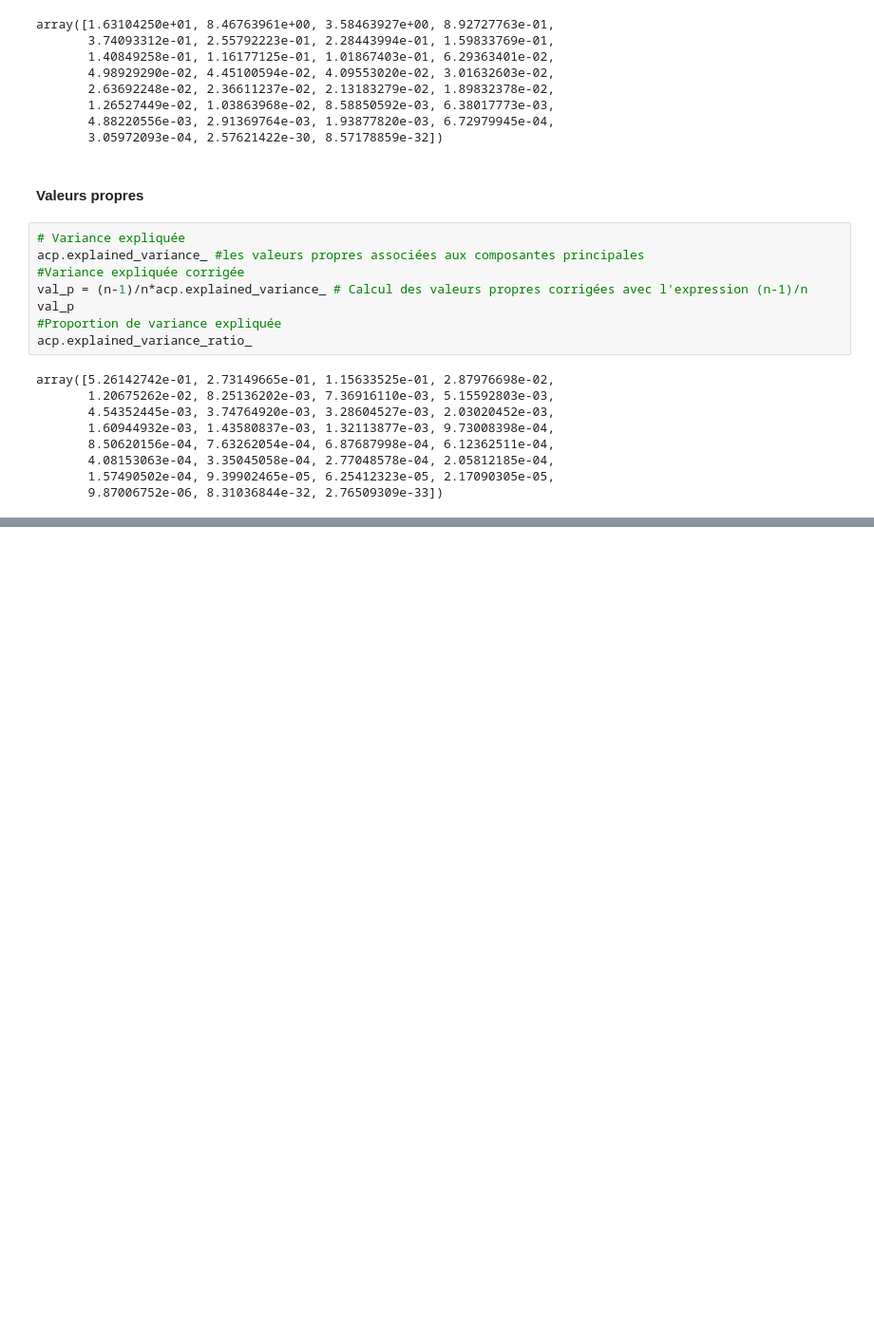
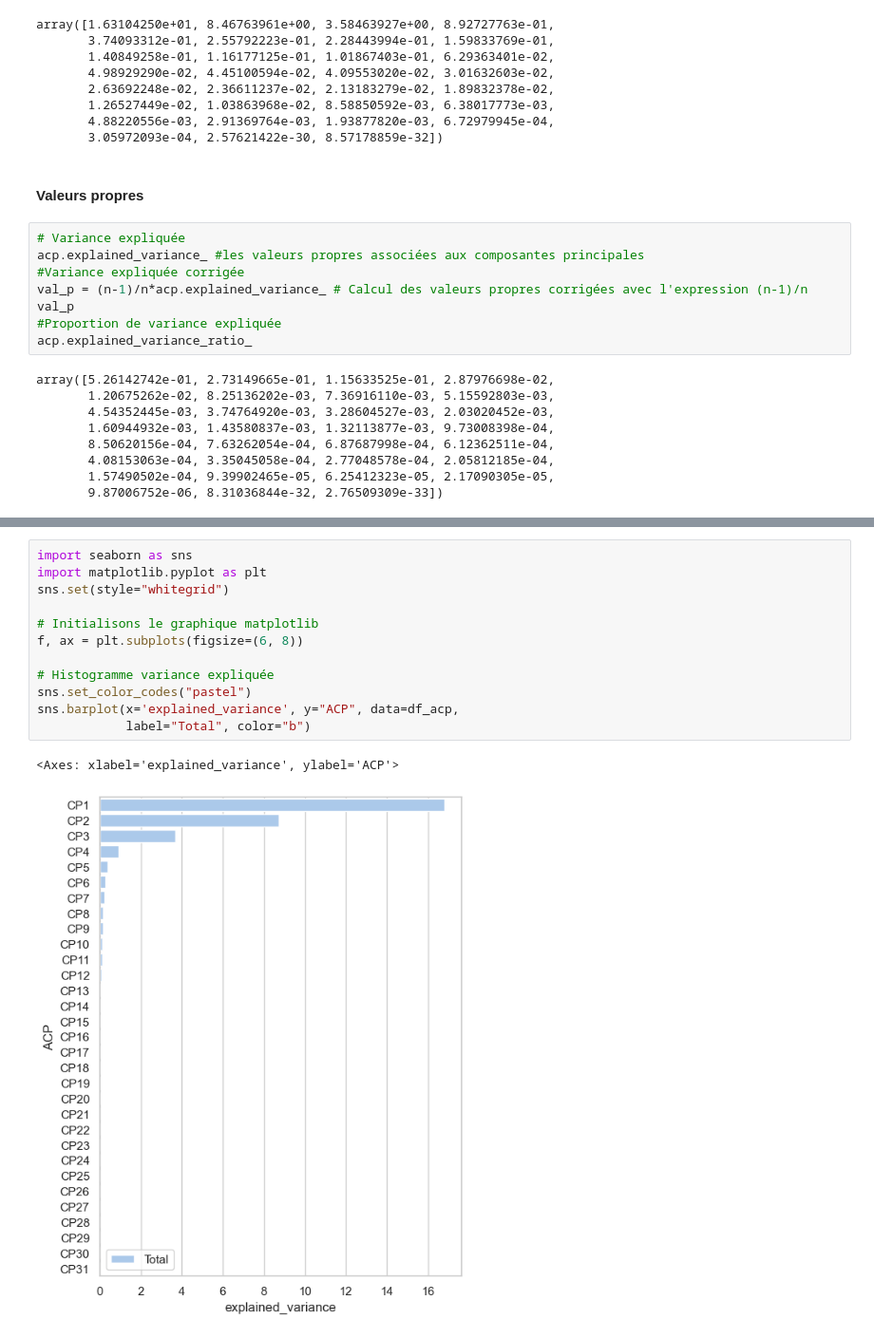
Before and after one commit to Asmaa213/ACP_Typologie_Villes, a Jupyter notebook: acp.ipynb, the cells around one changed output, grey strips where cells are left out. Shown at 95% size. Saved outputs shown, nothing was run; the diff lists cells and outputs as text; blank space fills up the shorter version.

```diff
--- a/acp.ipynb
+++ b/acp.ipynb
@@ -120,0 +119,15 @@ NameError: name 'pd' is not defined
+# %%
+import seaborn as sns
+import matplotlib.pyplot as plt
+sns.set(style="whitegrid")
+
+# Initialisons le graphique matplotlib
+f, ax = plt.subplots(figsize=(6, 8))
+
+# Histogramme variance expliquée
+sns.set_color_codes("pastel")
+sns.barplot(x='explained_variance', y="ACP", data=df_acp,
+            label="Total", color="b")
+# %% [output]
+<Axes: xlabel='explained_variance', ylabel='ACP'>
+[figure, added]
```
Also changed, not shown: parts of 1 cell of this notebook.
